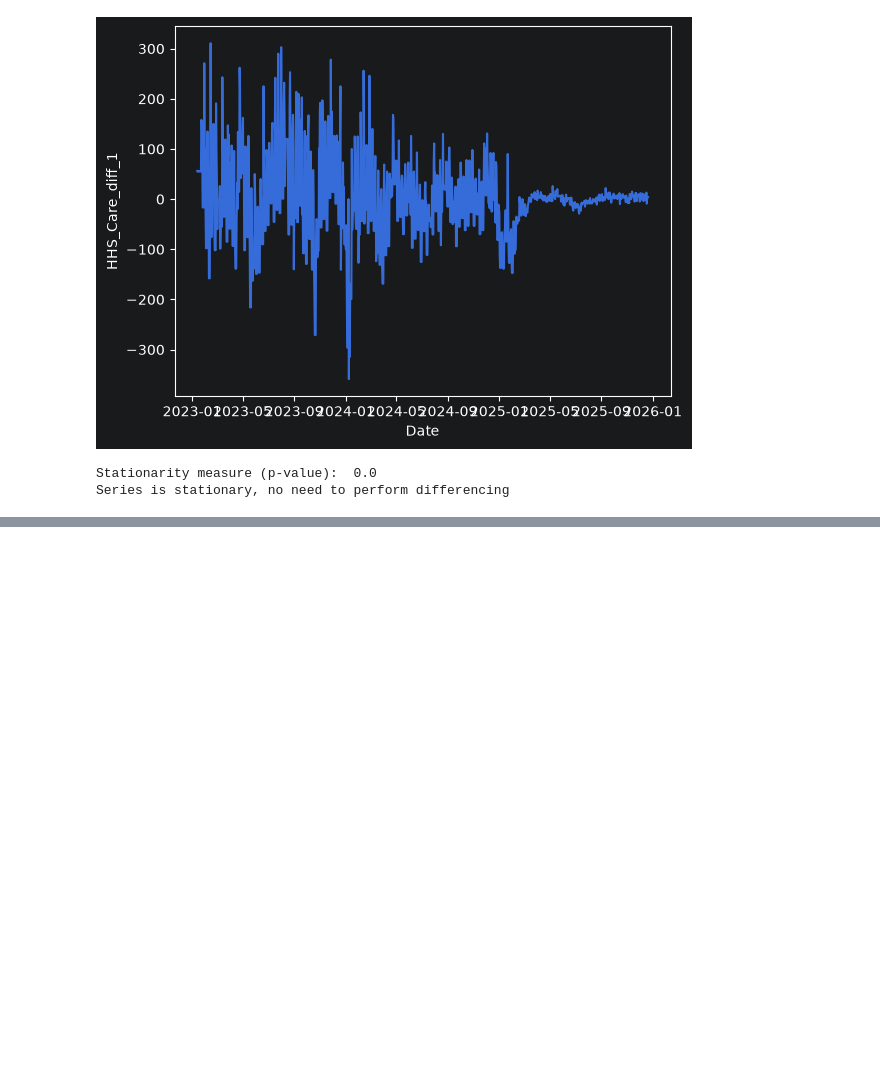
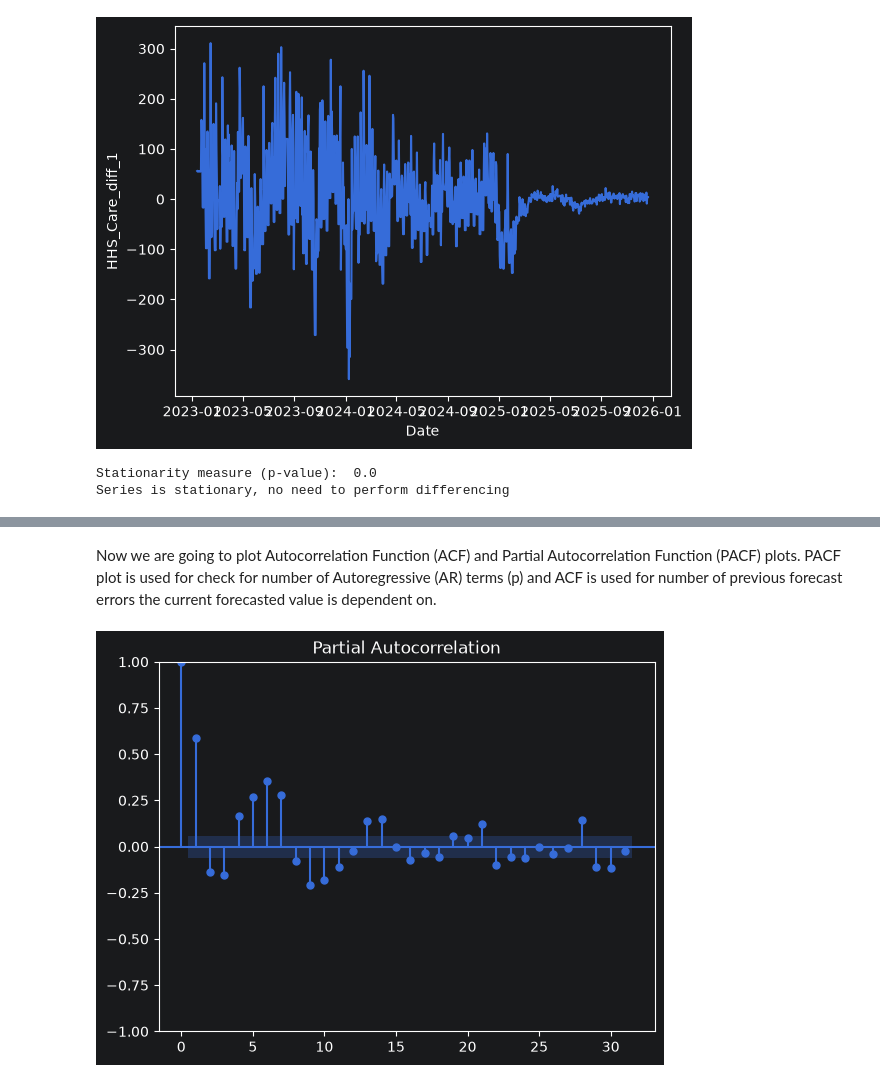
Before and after one commit to amithvardhan99/resume-projects, a Jupyter notebook: Predictive Forecasting of Care Load & Placement Demand/notebook.ipynb, the cells around one changed output, grey strips where cells are left out. Cells and saved outputs as stored; diff of their text form; code cells hidden in the pictures; blank space fills up the shorter version.

```diff
--- a/Predictive Forecasting of Care Load & Placement Demand/notebook.ipynb
+++ b/Predictive Forecasting of Care Load & Placement Demand/notebook.ipynb
@@ -720,14 +703,0 @@ TabError: inconsistent use of tabs and spaces in indentation (<string>, line 11)
-# %%
-i = 0
-while True:
-	result = adfuller(df_i["HHS_Care_diff_"+str(i)])
-	adf = result[0]
-	p_value = result[1]
-	print("Stationarity measure (p-value): ",round(p_value,2))
-	if p_value > 0.05:
-	    print("Series is not stationary, we need to perform differencing")
-        df_i["HHS_Care_diff_"+str(i+1)] = df_i["HHS_Care_diff_"+str(i)].diff()
-    i += 1
-    else:
-        print("Series is stationary, no need to perform differencing")
-        break
@@ -735,0 +706,26 @@ TabError: inconsistent use of tabs and spaces in indentation (<string>, line 9)
+# %%
+def perform_differencing(df):
+    df_i = df.copy()
+    i = 0
+    while True:
+        result = adfuller(df_i["HHS_Care_diff_"+str(i)])
+        adf = result[0]
+        p_value = result[1]
+        print("Stationarity measure (p-value): ",round(p_value,2))
+        if p_value <= 0.05:
+            print("Series is stationary, no need to perform differencing")
+            break
+        else:
+            print("Series is not stationary, we need to perform differencing")
+            df_i["HHS_Care_diff_"+str(i+1)] = df_i["HHS_Care_diff_"+str(i)].diff()
+            df_i = df_i.dropna()
+            i += 1
+            continue
+    return df_i,"HHS_Care_diff_"+str(i)
+# %%
+df_i = df_7[["Date","HHS_Care"]]
+df_i["HHS_Care_diff_0"] = df_i["HHS_Care"].copy()
+df_i["Date"] = pd.to_datetime(df_i["Date"])
+df_i,name_of_stationary_column = perform_differencing(df_i)
+print(i)
+df_i.head()
@@ -735,0 +744,6 @@ TabError: inconsistent use of tabs and spaces in indentation (<string>, line 9)
+# %% [markdown]
+Now we are going to plot Autocorrelation Function (ACF) and Partial Autocorrelation Function (PACF) plots. PACF plot is used for check for number of Autoregressive (AR) terms (p) and ACF is used for number of previous forecast errors the current forecasted value is dependent on.
+# %%
+ax = plot_pacf(df_i[name_of_stationary_column])
+# %% [output]
+[figure, added]
```
Also changed, not shown: parts of 14 cells of this notebook, 5 other files.
